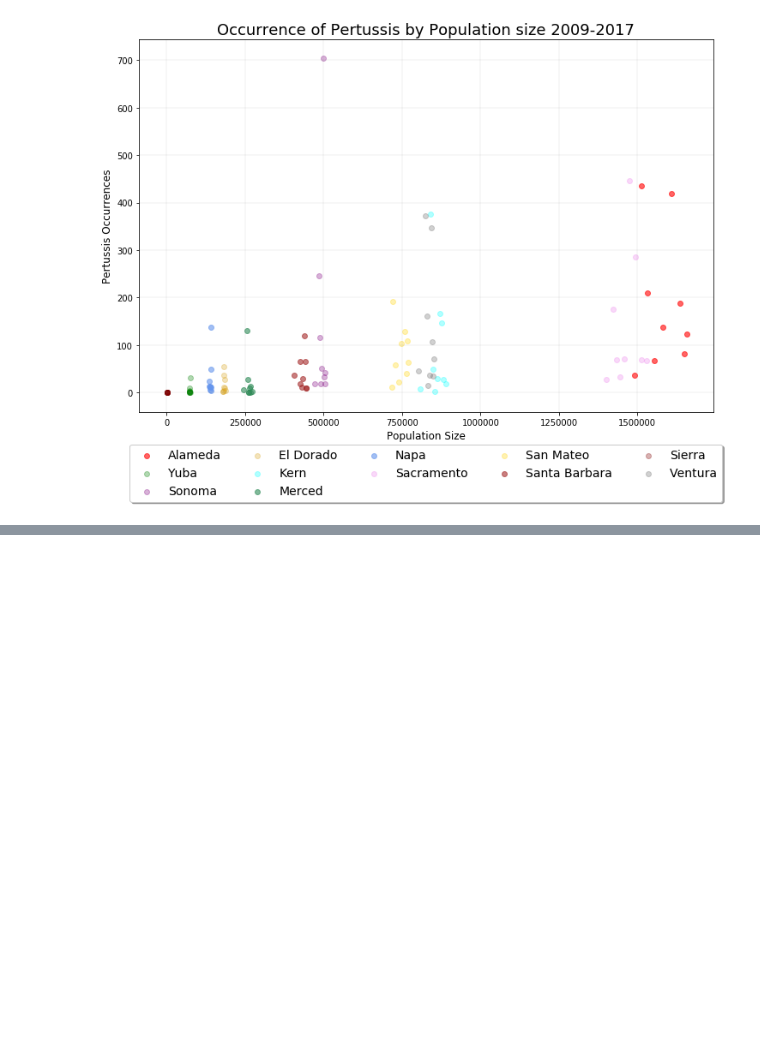
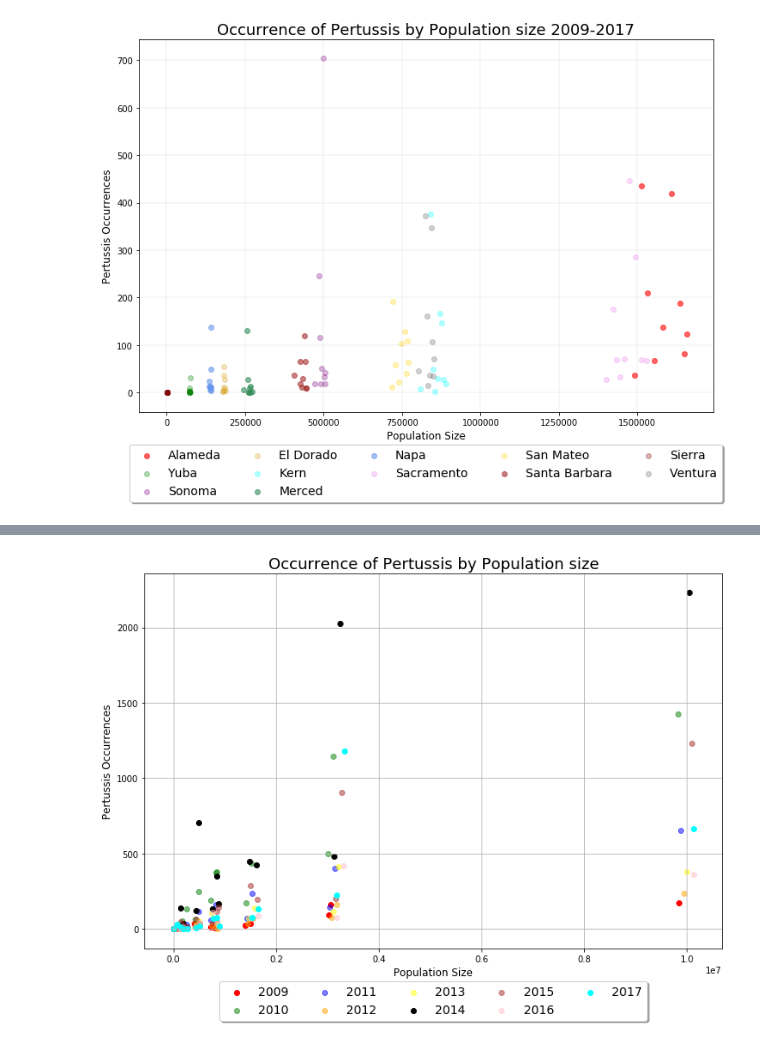
Before and after one commit to GCutaiar/group-project1, a Jupyter notebook: Resource/scatter_plots_clay.ipynb, the cells around one changed output, grey strips where cells are left out. Saved outputs shown, nothing was run; the diff lists cells and outputs as text; code cells hidden in the pictures; blank space fills up the shorter version.

Commit message:
Update Scatter Plot

```diff
--- a/Resource/scatter_plots_clay.ipynb
+++ b/Resource/scatter_plots_clay.ipynb
@@ -417,3 +471,6 @@ plt.savefig("Pertussis_by_pop(without 3 largest populations.png")
 plt.show()
 # %% [output]
 [figure]
+# %%
+pop_per_cty_per_year = pop_for_change.transpose()
+pop_per_cty_per_year
@@ -419,0 +494,16 @@ plt.show()
+# %%
+dd_complete_15_test = dd_complete_15.groupby(['county', 'year']).sum().reset_index().set_index('county')
+
+dd_09 = dd_complete_15_test[dd_complete_15_test['year'] == 2009].drop(columns=['year']).rename(columns={'count':'2009'})
+dd_10 = dd_complete_15_test[dd_complete_15_test['year'] == 2010].drop(columns=['year']).rename(columns={'count':'2010'})
+dd_11 = dd_complete_15_test[dd_complete_15_test['year'] == 2011].drop(columns=['year']).rename(columns={'count':'2011'})
+dd_12 = dd_complete_15_test[dd_complete_15_test['year'] == 2012].drop(columns=['year']).rename(columns={'count':'2012'})
+dd_13 = dd_complete_15_test[dd_complete_15_test['year'] == 2013].drop(columns=['year']).rename(columns={'count':'2013'})
+dd_14 = dd_complete_15_test[dd_complete_15_test['year'] == 2014].drop(columns=['year']).rename(columns={'count':'2014'})
+dd_15 = dd_complete_15_test[dd_complete_15_test['year'] == 2015].drop(columns=['year']).rename(columns={'count':'2015'})
+dd_16 = dd_complete_15_test[dd_complete_15_test['year'] == 2016].drop(columns=['year']).rename(columns={'count':'2016'})
+dd_17 = dd_complete_15_test[dd_complete_15_test['year'] == 2017].drop(columns=['year']).rename(columns={'count':'2017'})
+
+dd_plot = pd.concat([dd_09, dd_10, dd_11, dd_12, dd_13, dd_14, dd_15, dd_16, dd_17], axis=1, sort=True)
+
+dd_plot
@@ -419,0 +528,24 @@ plt.show()
+# %%
+plt.figure(figsize=(12,8))
+plt.title('Occurrence of Pertussis by Population size', fontsize = 18)
+plt.xlabel("Population Size", fontsize=12)
+plt.ylabel('Pertussis Occurrences', fontsize= 12)
+plt.grid()
+
+plt.scatter(pop_per_cty_per_year[2009], dd_plot['2009'], alpha = 1, label='2009', color='r')
+plt.scatter(pop_per_cty_per_year[2010], dd_plot['2010'], alpha = 0.5, label='2010', color='g')
+plt.scatter(pop_per_cty_per_year[2011], dd_plot['2011'], alpha = 0.5, label='2011', color='b')
+plt.scatter(pop_per_cty_per_year[2012], dd_plot['2012'], alpha = 0.5, label='2012', color='orange')
+plt.scatter(pop_per_cty_per_year[2013], dd_plot['2013'], alpha = 0.5, label='2013', color='yellow')
+plt.scatter(pop_per_cty_per_year[2014], dd_plot['2014'], alpha = 1, label='2014', color='black')
+plt.scatter(pop_per_cty_per_year[2015], dd_plot['2015'], alpha = 0.5, label='2015', color='brown')
+plt.scatter(pop_per_cty_per_year[2016], dd_plot['2016'], alpha = 0.5, label='2016', color='pink')
+plt.scatter(pop_per_cty_per_year[2017], dd_plot['2017'], alpha = 1, label='2017', color='cyan')
+
+plt.legend(loc='upper center', bbox_to_anchor=(0.5, -0.07), fancybox=True, shadow=True, ncol=5, fontsize = 14)
+
+plt.savefig("Plot_images/Occurences_by_Population_Size.png")
+
+plt.show()
+# %% [output]
+[figure, added]
```
Also changed, not shown: parts of 6 cells of this notebook, 8 other files.
